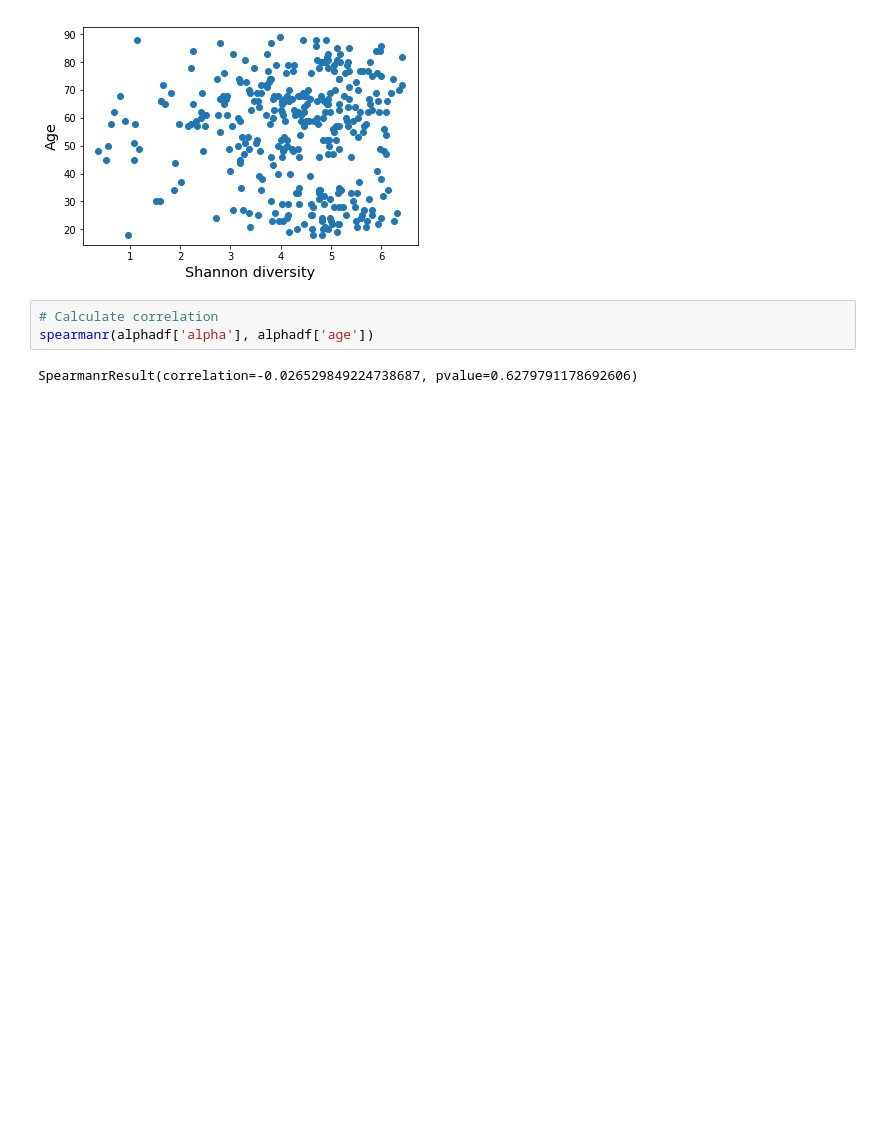
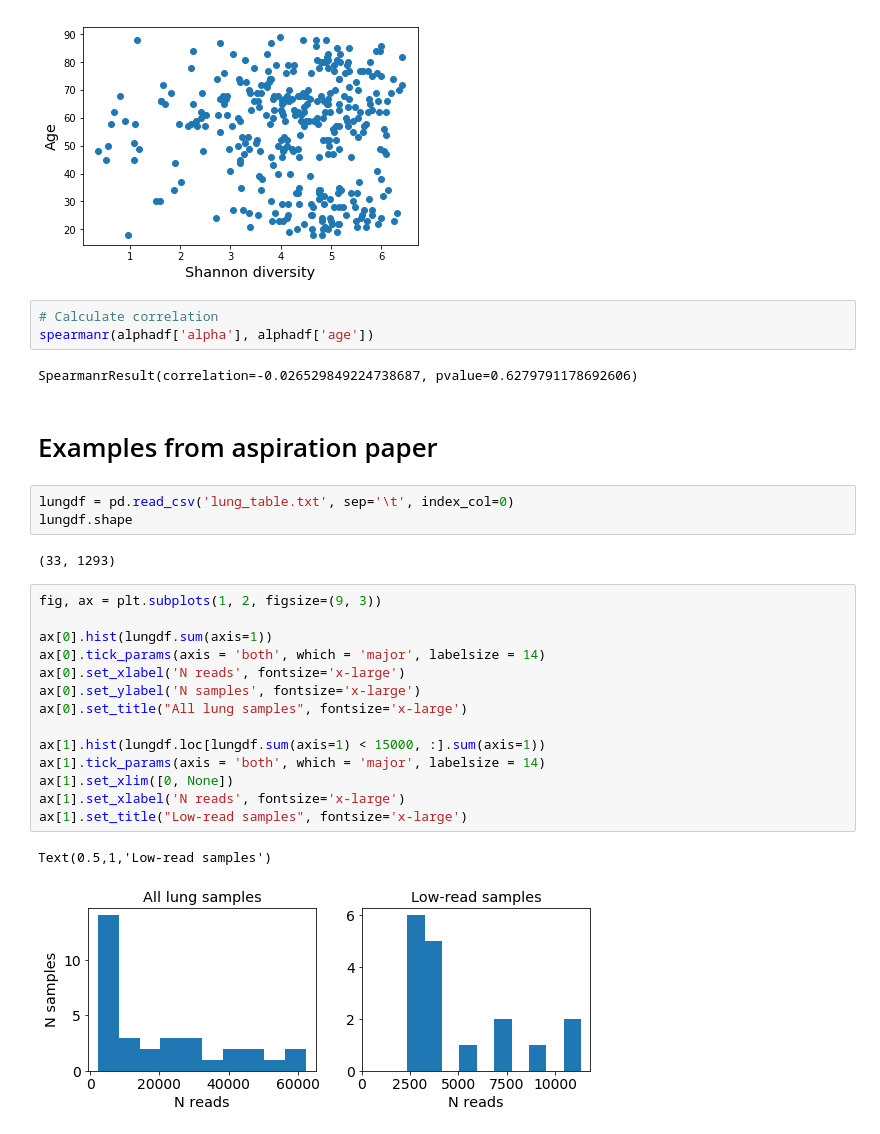
Before and after one commit to cduvallet/mbiome-data-viz, a Jupyter notebook: code/basic_microbiome_analyses.ipynb, the cells around one changed output. Drawn from its saved outputs; the diff is of its cells as text; blank space fills up the shorter version.

Commit message:
Using your brain examples

```diff
--- a/code/basic_microbiome_analyses.ipynb
+++ b/code/basic_microbiome_analyses.ipynb
@@ -489,3 +489,27 @@ Text(0,0.5,'Age')
 spearmanr(alphadf['alpha'], alphadf['age'])
 # %% [output]
 SpearmanrResult(correlation=-0.026529849224738687, pvalue=0.6279791178692606)
+# %% [markdown]
+# Examples from aspiration paper
+# %%
+lungdf = pd.read_csv('lung_table.txt', sep='\t', index_col=0)
+lungdf.shape
+# %% [output]
+(33, 1293)
+# %%
+fig, ax = plt.subplots(1, 2, figsize=(9, 3))
+
+ax[0].hist(lungdf.sum(axis=1))
+ax[0].tick_params(axis = 'both', which = 'major', labelsize = 14)
+ax[0].set_xlabel('N reads', fontsize='x-large')
+ax[0].set_ylabel('N samples', fontsize='x-large')
+ax[0].set_title("All lung samples", fontsize='x-large')
+
+ax[1].hist(lungdf.loc[lungdf.sum(axis=1) < 15000, :].sum(axis=1))
+ax[1].tick_params(axis = 'both', which = 'major', labelsize = 14)
+ax[1].set_xlim([0, None])
+ax[1].set_xlabel('N reads', fontsize='x-large')
+ax[1].set_title("Low-read samples", fontsize='x-large')
+# %% [output]
+Text(0.5,1,'Low-read samples')
+[figure, added]
```
Also changed, not shown: parts of 1 cell of this notebook, 11 other files.
